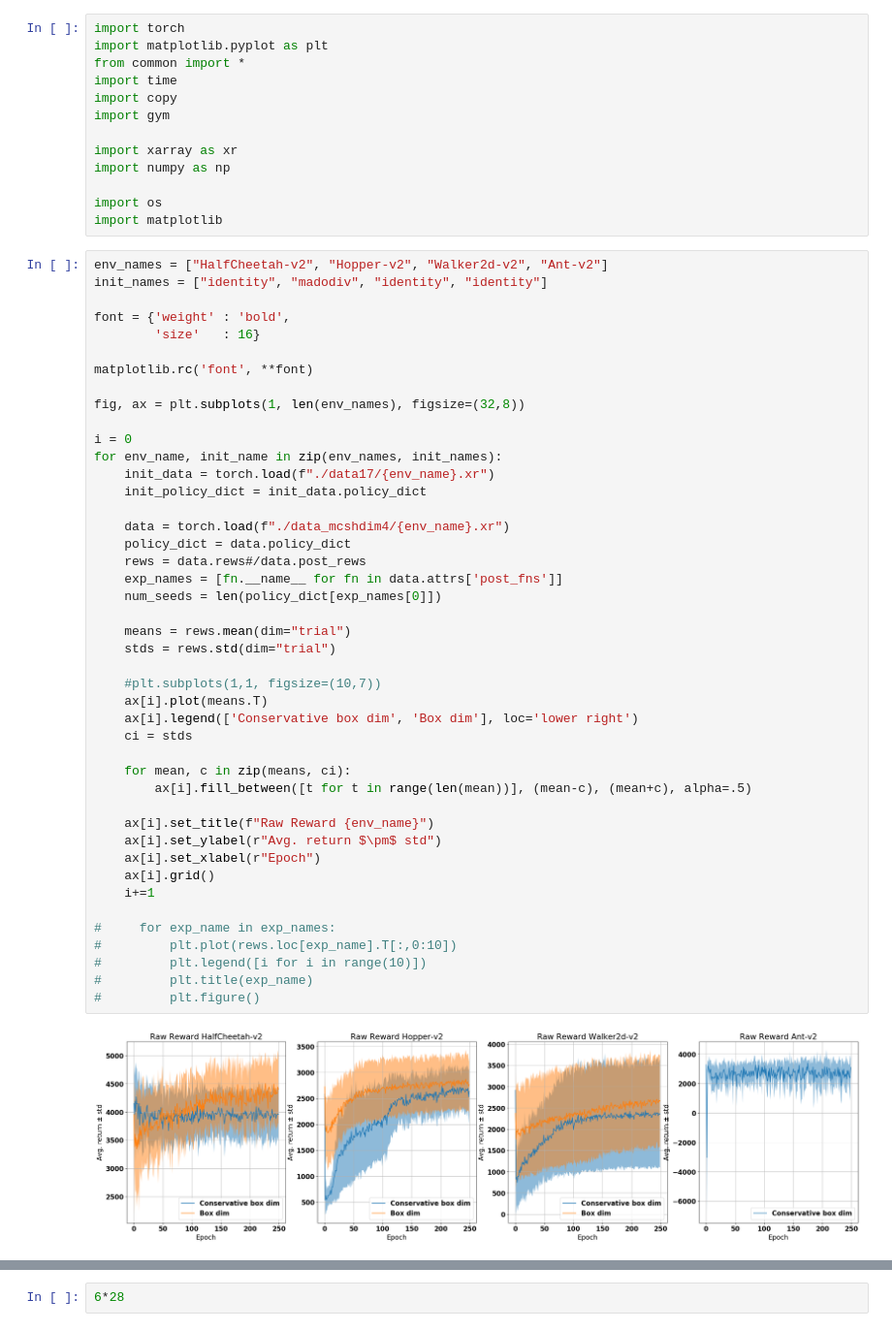
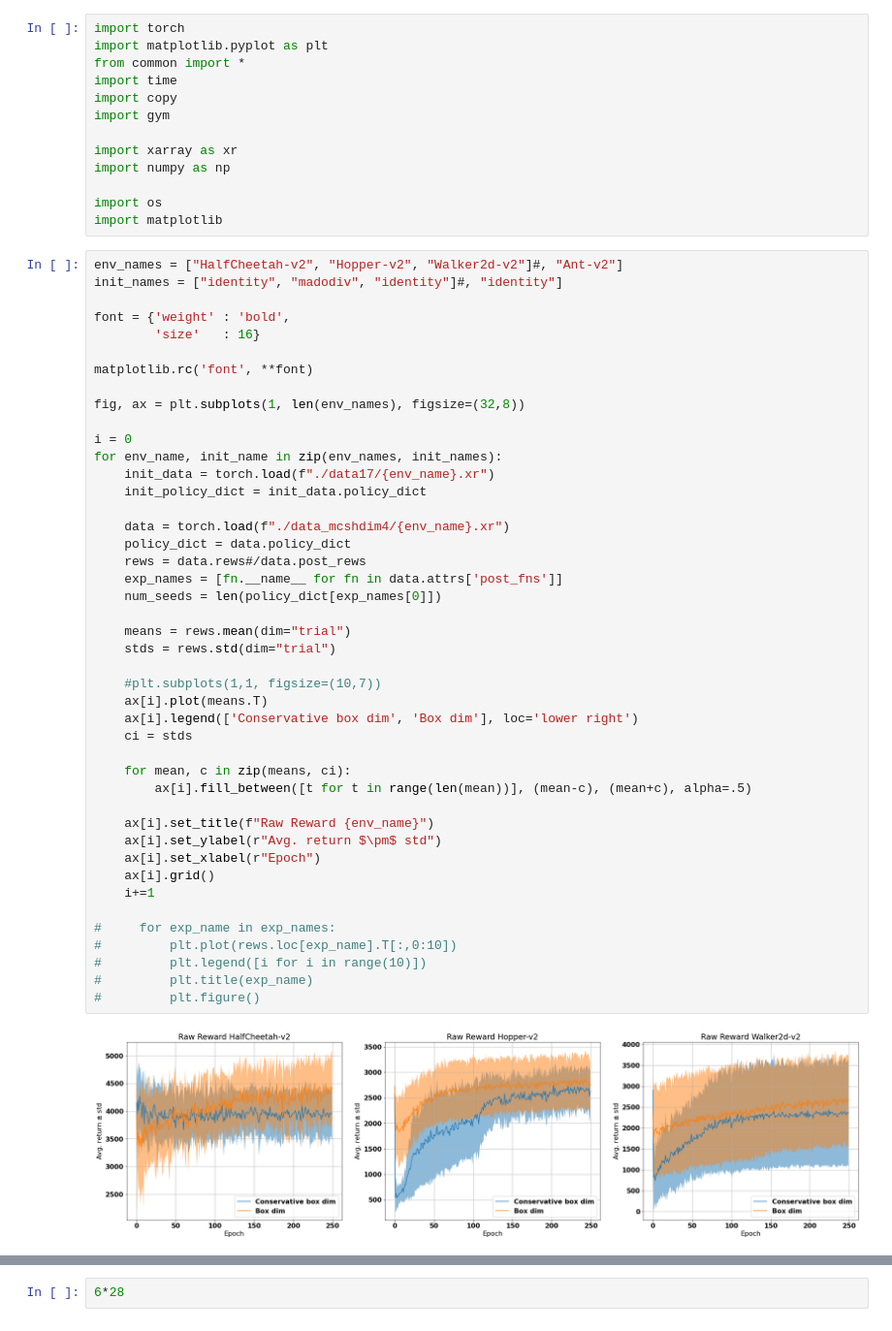
Before and after one commit to sgillen/fractal_rl, a Jupyter notebook: src/full_mesh.ipynb, the cells around one changed output, grey strips where cells are left out. Shown: that part at 97% size. Drawn from its saved outputs; the diff is of its cells as text.

```diff
--- a/src/full_mesh.ipynb
+++ b/src/full_mesh.ipynb
@@ -12,8 +12,8 @@ import numpy as np
 import os
 import matplotlib
 # %%
-env_names = ["HalfCheetah-v2", "Hopper-v2", "Walker2d-v2", "Ant-v2"]
-init_names = ["identity", "madodiv", "identity", "identity"]
+env_names = ["HalfCheetah-v2", "Hopper-v2", "Walker2d-v2"]#, "Ant-v2"]
+init_names = ["identity", "madodiv", "identity"]#, "identity"]
 
 font = {'weight' : 'bold',
         'size'   : 16}
@@ -29,32 +29,32 @@ for env_name, init_name in zip(env_names, init_names):
 
     data = torch.load(f"./data_mcshdim4/{env_name}.xr")
     policy_dict = data.policy_dict
     rews = data.rews#/data.post_rews
     exp_names = [fn.__name__ for fn in data.attrs['post_fns']]
     num_seeds = len(policy_dict[exp_names[0]])
 
     means = rews.mean(dim="trial")
     stds = rews.std(dim="trial")
 
     #plt.subplots(1,1, figsize=(10,7))
     ax[i].plot(means.T)
     ax[i].legend(['Conservative box dim', 'Box dim'], loc='lower right')
     ci = stds
 
     for mean, c in zip(means, ci):
         ax[i].fill_between([t for t in range(len(mean))], (mean-c), (mean+c), alpha=.5)
 
     ax[i].set_title(f"Raw Reward {env_name}")
     ax[i].set_ylabel(r"Avg. return $\pm$ std")
     ax[i].set_xlabel(r"Epoch")
     ax[i].grid()
     i+=1
 
 #     for exp_name in exp_names:
 #         plt.plot(rews.loc[exp_name].T[:,0:10])
 #         plt.legend([i for i in range(10)])
 #         plt.title(exp_name)
 #         plt.figure()
 # %% [output]
-[figure, old version]
+[figure, new version]
 # %%
```
Also changed, not shown: parts of 5 cells of this notebook, 3 other files.
